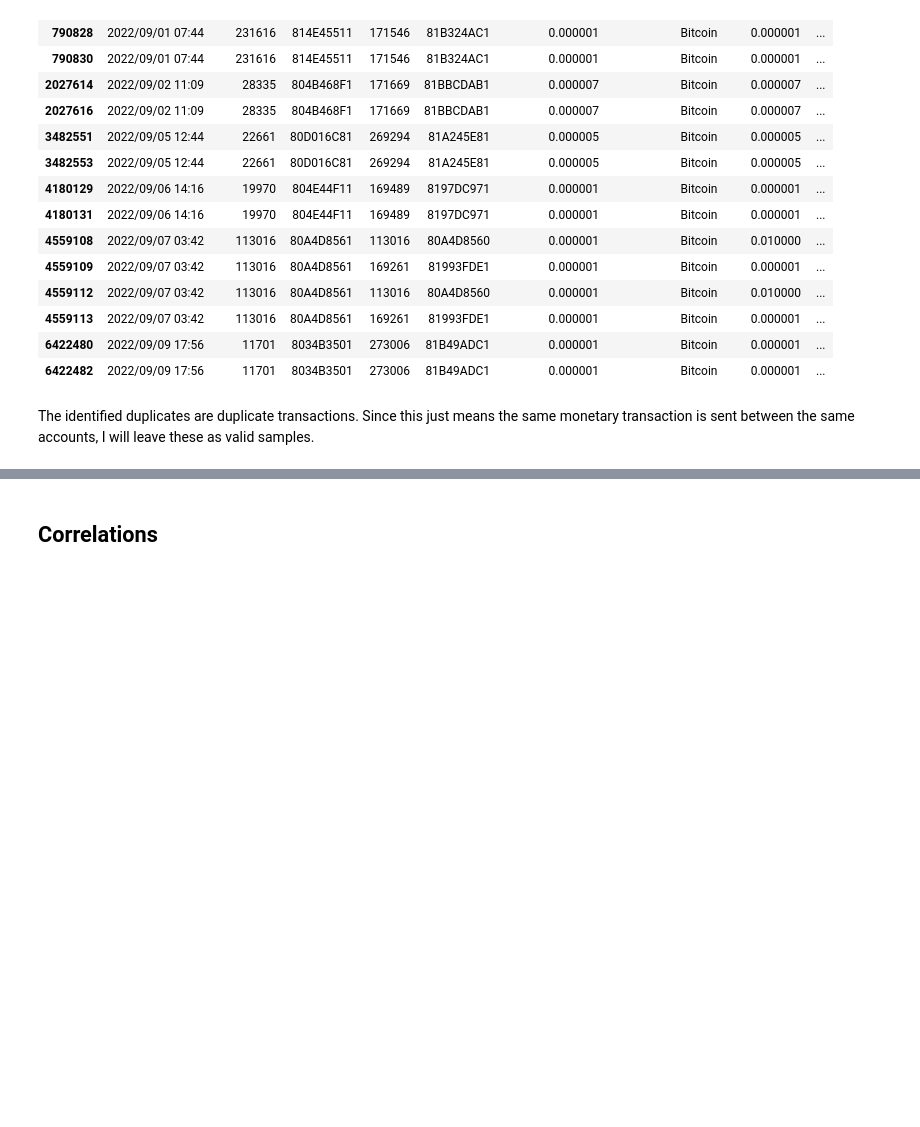
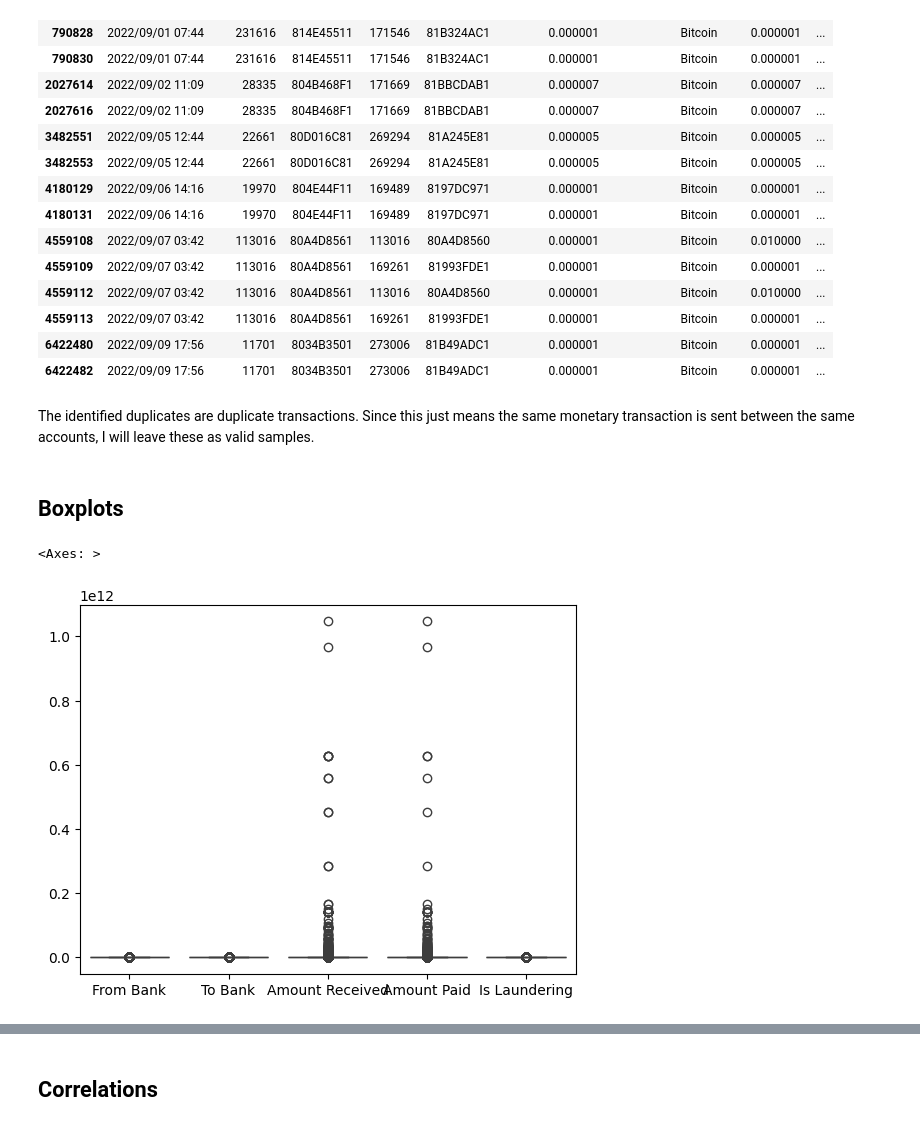
Before and after one commit to calebhadley1/Module-B-semester-2, a Jupyter notebook: OMDS-ModB2-Week6-Hadley-Caleb.ipynb, the cells around one changed output, grey strips where cells are left out. Saved outputs shown, nothing was run; the diff lists cells and outputs as text; code cells hidden in the pictures; blank space fills up the shorter version.

```diff
--- a/OMDS-ModB2-Week6-Hadley-Caleb.ipynb
+++ b/OMDS-ModB2-Week6-Hadley-Caleb.ipynb
@@ -307,3 +307,10 @@ li_small_trans_df[li_small_trans_df.duplicated(keep=False)]
 | 6422482 | 2022/09/09 17:56 | 11701 | 8034B3501 | 273006 | 81B49ADC1 | 0.000001 | Bitcoin | 0.000001 | ... |
 # %% [markdown]
 The identified duplicates are duplicate transactions. Since this just means the same monetary transaction is sent between the same accounts, I will leave these as valid samples.
+# %% [markdown]
+## Boxplots
+# %%
+sns.boxplot(hi_small_trans_df)
+# %% [output]
+<Axes: >
+[figure, added]
```
Also changed, not shown: parts of 5 cells of this notebook.
